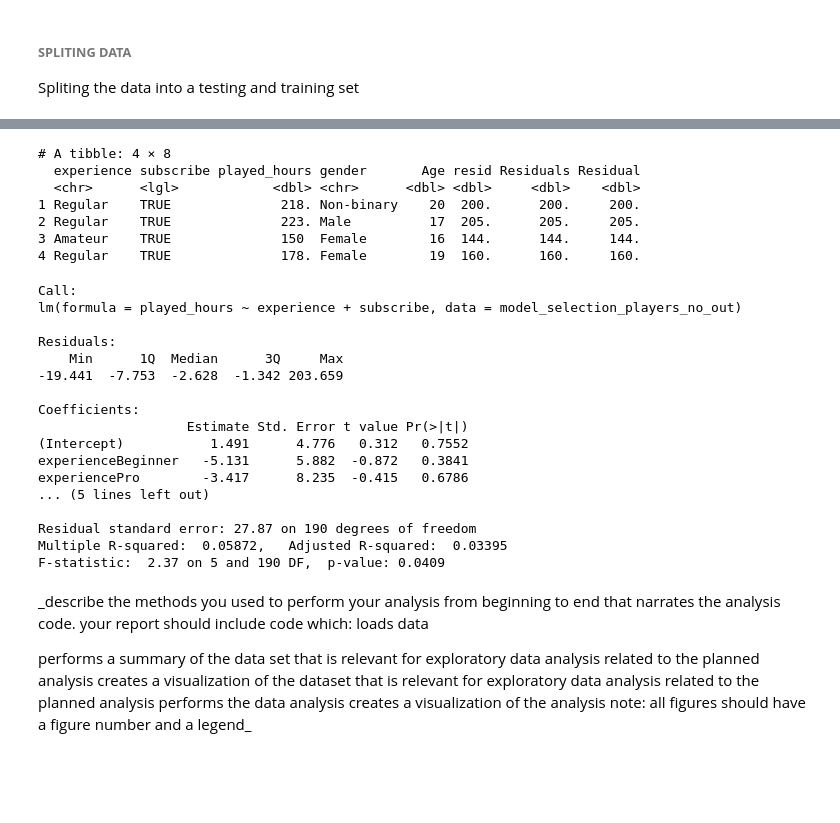
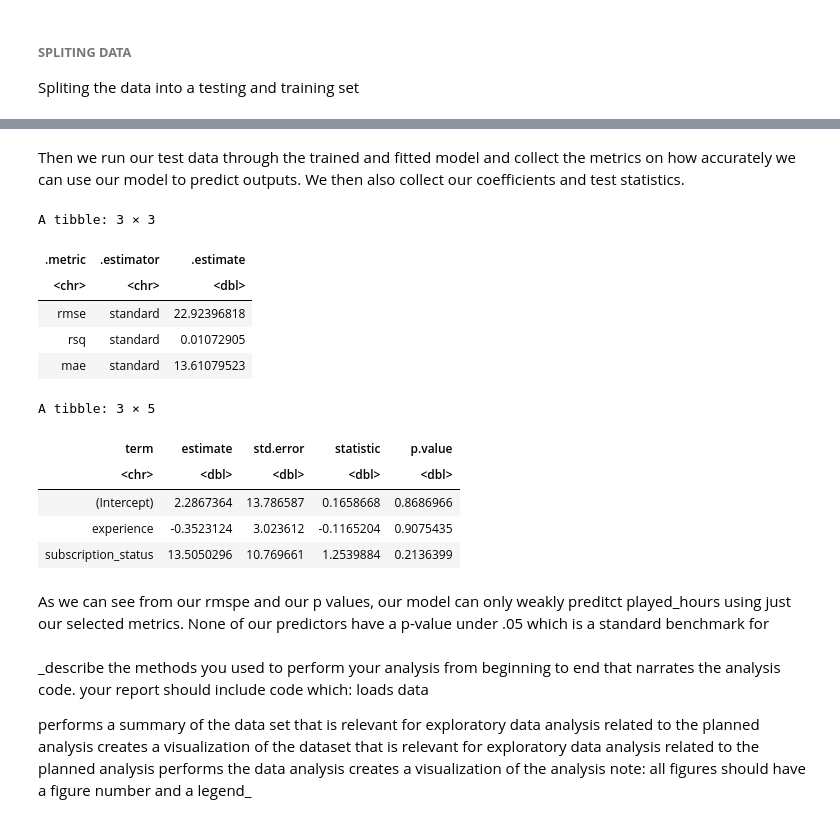
Before and after one commit to vicky-nak/DSCI-Final-Report-24, a Jupyter notebook: Final Report.ipynb, the cells around one changed output, grey strips where cells are left out. Cells and saved outputs as stored; diff of their text form; code cells hidden in the pictures; blank space fills up the shorter version.

```diff
--- a/Final Report.ipynb
+++ b/Final Report.ipynb
@@ -246,38 +270,33 @@ F-statistic: 2.462 on 4 and 191 DF,  p-value: 0.04672
-# %%
-resid <- residuals(lm_model)
-model_selection_players$Residual <- resid
-outliers_by_residual <- model_selection_players %>% filter(Residual > 100)
-print(outliers_by_residual)
-# %% [output]
-# A tibble: 4 × 8
-  experience subscribe played_hours gender       Age resid Residuals Residual
-  <chr>      <lgl>            <dbl> <chr>      <dbl> <dbl>     <dbl>    <dbl>
-1 Regular    TRUE              218. Non-binary    20  200.      200.     200.
-2 Regular    TRUE              223. Male          17  205.      205.     205.
-3 Amateur    TRUE              150  Female        16  144.      144.     144.
-4 Regular    TRUE              178. Female        19  160.      160.     160.
-# %%
-model_selection_players_no_out <- model_selection_players |> mutate(subscribe = as.numeric(subscribe, na.rm = TRUE))
-lm_model_out <- lm(played_hours ~ experience + subscribe, data = model_selection_players_no_out)
-summary(lm_model_out)
-# %% [output]
-Call:
-lm(formula = played_hours ~ experience + subscribe, data = model_selection_players_no_out)
-
-Residuals:
-    Min      1Q  Median      3Q     Max
--19.441  -7.753  -2.628  -1.342 203.659
-
-Coefficients:
-                   Estimate Std. Error t value Pr(>|t|)
-(Intercept)           1.491      4.776   0.312   0.7552
-experienceBeginner   -5.131      5.882  -0.872   0.3841
-experiencePro        -3.417      8.235  -0.415   0.6786
-... (5 lines left out)
-
-Residual standard error: 27.87 on 190 degrees of freedom
-Multiple R-squared:  0.05872,   Adjusted R-squared:  0.03395
-F-statistic:  2.37 on 5 and 190 DF,  p-value: 0.0409
+# %% [markdown]
+Then we run our test data through the trained and fitted model and collect the metrics on how accurately we can use our model to predict outputs. We then also collect our coefficients and test statistics.
+# %%
+lm_test_results <- lm_fit |>
+  predict(players_data_testing) |>
+  bind_cols(players_data_testing) |>
+  metrics(truth = played_hours, estimate = .pred)
+
+lm_test_results
+
+coeffs <- lm_fit |>
+             extract_fit_parsnip() |>
+             tidy()
+
+coeffs
+# %% [output]
+A tibble: 3 × 3
+| .metric | .estimator | .estimate |
+| <chr> | <chr> | <dbl> |
+| rmse | standard | 22.92396818 |
+| rsq | standard | 0.01072905 |
+| mae | standard | 13.61079523 |
+A tibble: 3 × 5
+| term | estimate | std.error | statistic | p.value |
+| <chr> | <dbl> | <dbl> | <dbl> | <dbl> |
+| (Intercept) | 2.2867364 | 13.786587 | 0.1658668 | 0.8686966 |
+| experience | -0.3523124 | 3.023612 | -0.1165204 | 0.9075435 |
+| subscription_status | 13.5050296 | 10.769661 | 1.2539884 | 0.2136399 |
+# %% [markdown]
+As we can see from our rmspe and our p values, our model can only weakly preditct played_hours using just our selected metrics. None of our predictors have a p-value under .05 which is a standard benchmark for
 # %% [markdown]
 _describe the methods you used to perform your analysis from beginning to end that narrates the analysis code.
 your report should include code which:
```
Also changed, not shown: parts of 10 cells of this notebook.
